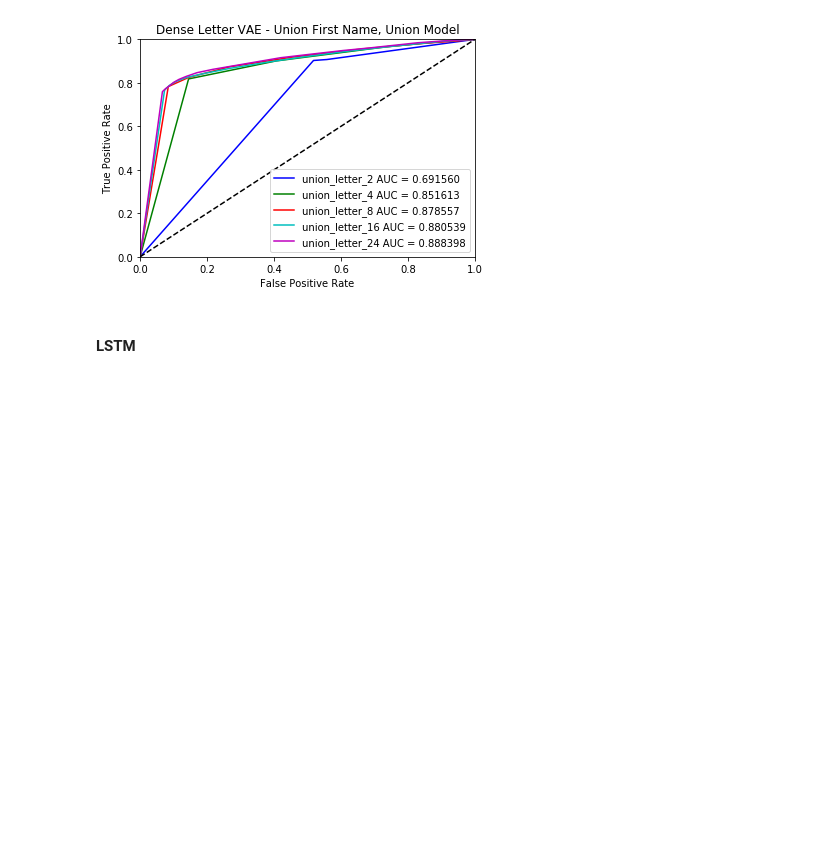
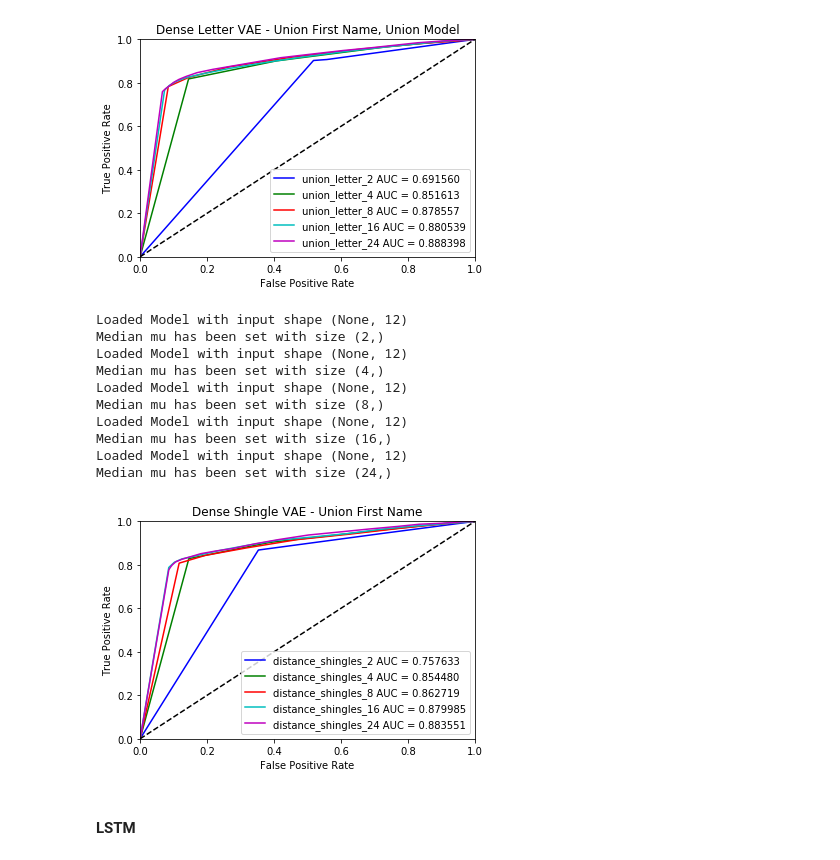
Before and after one commit to kailin-lu/recordlinker, a Jupyter notebook: notebooks/AccuracyComparison.ipynb, the cells around one changed output. Saved outputs shown, nothing was run; the diff lists cells and outputs as text; code cells hidden in the pictures; blank space fills up the shorter version.

```diff
--- a/notebooks/AccuracyComparison.ipynb
+++ b/notebooks/AccuracyComparison.ipynb
@@ -421,6 +421,47 @@ Median mu has been set with size (16,)
 Loaded Model with input shape (None, 12)
 Median mu has been set with size (24,)
 [figure]
+# %%
+EMBED_TYPE = 'shingles'
+dense_latent = [2, 4, 8, 16, 24]
+
+union_trainA = embed(union['first1'],
+                    max_length=MAX_LENGTH,
+                    embed_type=EMBED_TYPE,
+                    normalize=True)
+union_trainB = embed(union['first2'],
+                    max_length=MAX_LENGTH,
+                    embed_type=EMBED_TYPE,
+                    normalize=True)
+
+shingle_cols = []
+for latent in dense_latent:
+    MODEL_PATH = '/Users/kailinlu/Desktop/QMSSWork/RecordLinking/models/dense_shingle_{}_union_first/encoder.h5'.format(
+        latent)
+
+    dense_binary_encoder = BinaryEncoder(model_path=MODEL_PATH)
+    dense_binary_encoder.calculate_median_mu(union_trainA)
+
+    encodedA_union = dense_binary_encoder.encode(union_trainA)
+    encodedB_union = dense_binary_encoder.encode(union_trainB)
+
+    shingle_cols.append('distance_shingles_{}'.format(latent))
+    union['distance_shingles_{}'.format(latent)] = normalized_l1(encodedA_union,
+                                                                 encodedB_union)
+
+plot_roc(union, shingle_cols, title='Dense Shingle VAE - Union First Name')
+# %% [output]
+Loaded Model with input shape (None, 12)
+Median mu has been set with size (2,)
+Loaded Model with input shape (None, 12)
+Median mu has been set with size (4,)
+Loaded Model with input shape (None, 12)
+Median mu has been set with size (8,)
+Loaded Model with input shape (None, 12)
+Median mu has been set with size (16,)
+Loaded Model with input shape (None, 12)
+Median mu has been set with size (24,)
+[figure, added]
 # %% [markdown]
 #### LSTM
 # %%
```
Also changed, not shown: parts of 1 cell of this notebook, 5 other files.
